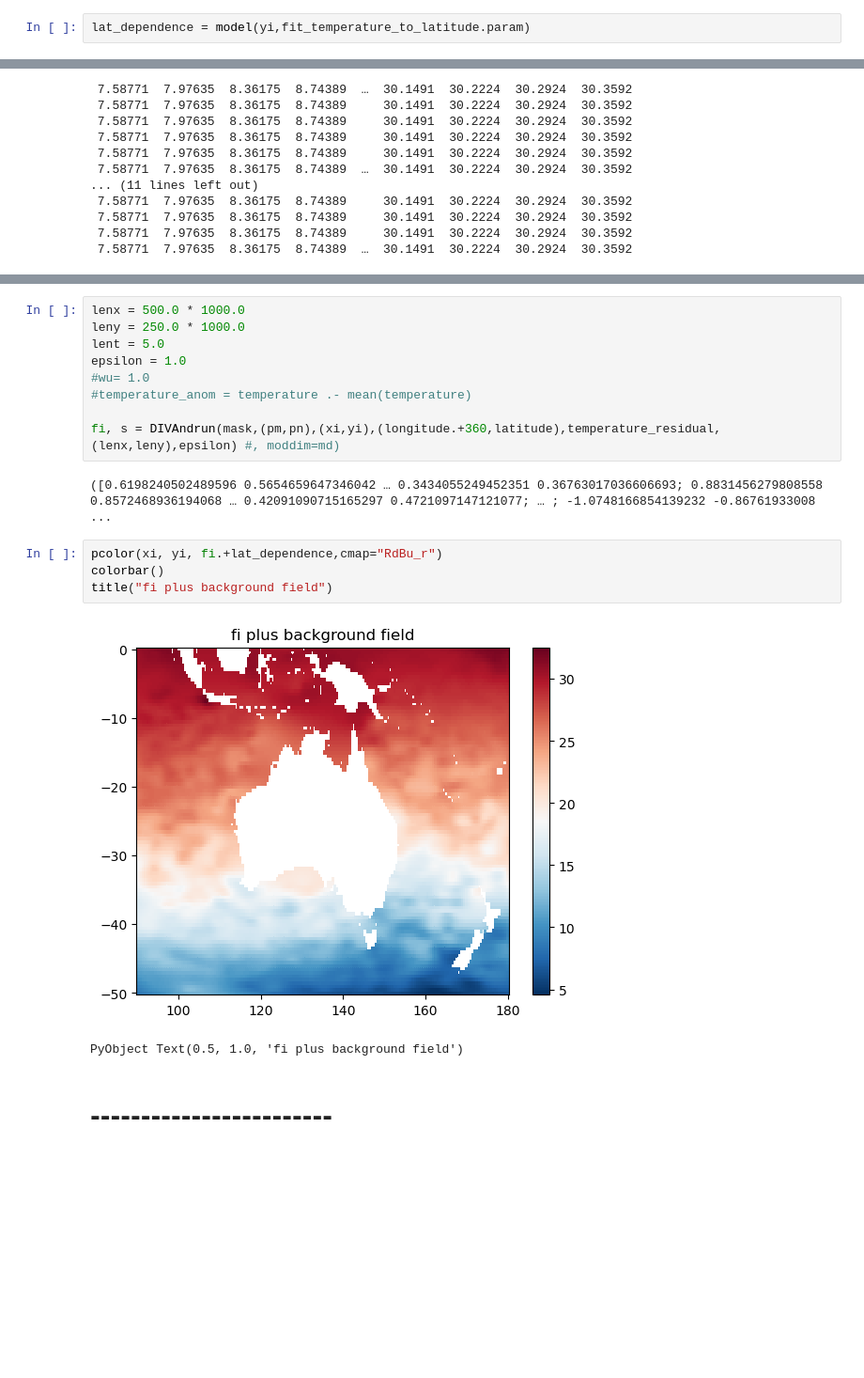
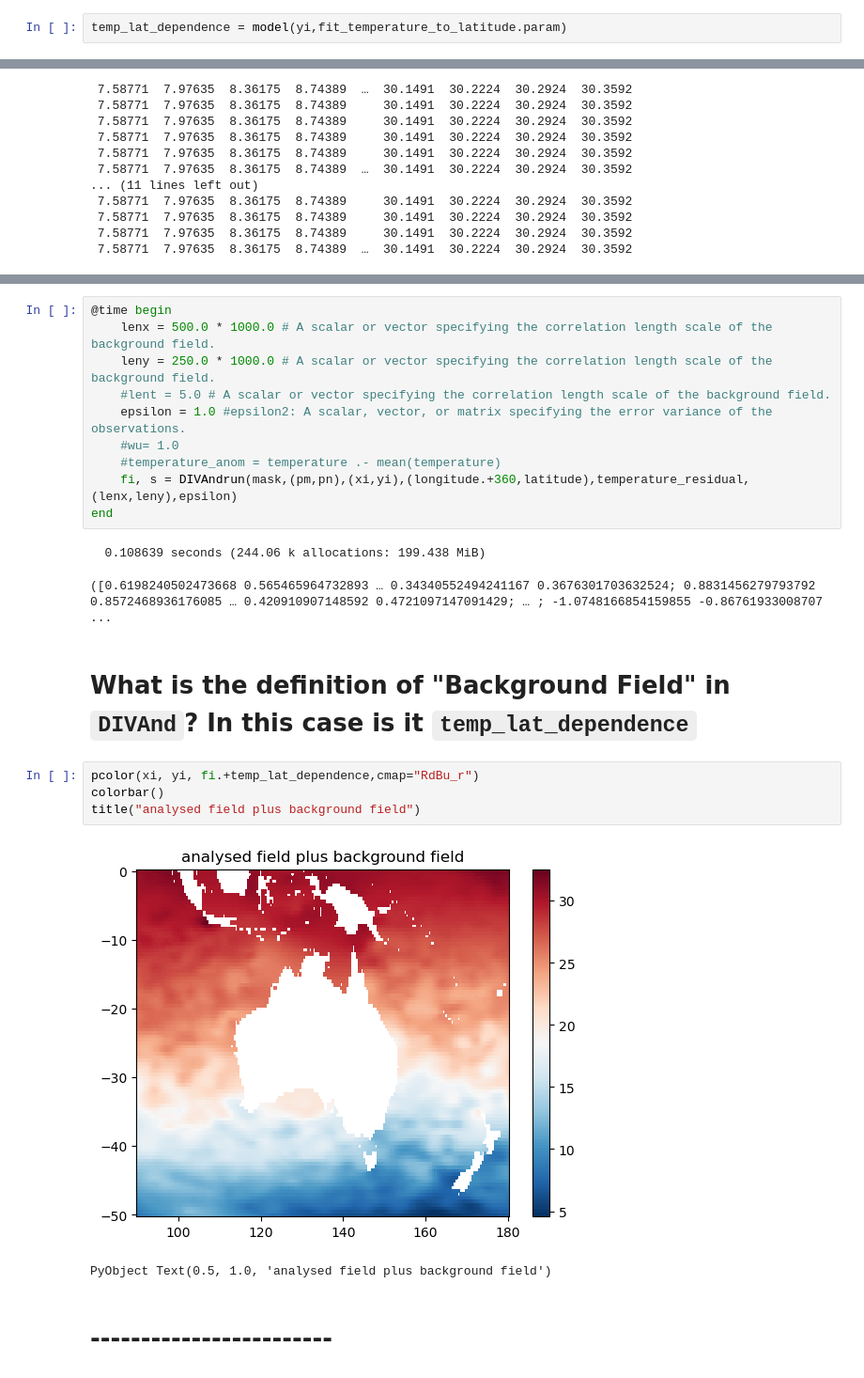
Before and after one commit to CARSv2/cars-v2, a Jupyter notebook: notebooks/parameter_sandbox.ipynb, the cells around one changed output, grey strips where cells are left out. Shown at 94% size. Saved outputs shown, nothing was run; the diff lists cells and outputs as text; blank space fills up the shorter version.

```diff
--- a/notebooks/parameter_sandbox.ipynb
+++ b/notebooks/parameter_sandbox.ipynb
@@ -227,7 +259,7 @@ PyObject <matplotlib.collections.QuadMesh object at 0x...>
 # %% [markdown]
 ## the removed lat dependence
 # %%
-lat_dependence = model(yi,fit_temperature_to_latitude.param)
+temp_lat_dependence = model(yi,fit_temperature_to_latitude.param)
 # %% [output]
 181×101 Matrix{Float64}:
  7.58771  7.97635  8.36175  8.74389  …  30.1491  30.2224  30.2924  30.3592
@@ -252,21 +287,25 @@ lat_dependence = model(yi,fit_temperature_to_latitude.param)
 # %%
-lenx = 500.0 * 1000.0
-leny = 250.0 * 1000.0
-lent = 5.0
-epsilon = 1.0
-#wu= 1.0
-#temperature_anom = temperature .- mean(temperature)
-
-fi, s = DIVAndrun(mask,(pm,pn),(xi,yi),(longitude.+360,latitude),temperature_residual,(lenx,leny),epsilon) #, moddim=md)
+@time begin
+    lenx = 500.0 * 1000.0 # A scalar or vector specifying the correlation length scale of the background field.
+    leny = 250.0 * 1000.0 # A scalar or vector specifying the correlation length scale of the background field.
+    #lent = 5.0 # A scalar or vector specifying the correlation length scale of the background field.
+    epsilon = 1.0 #epsilon2: A scalar, vector, or matrix specifying the error variance of the observations.
+    #wu= 1.0
+    #temperature_anom = temperature .- mean(temperature)
+    fi, s = DIVAndrun(mask,(pm,pn),(xi,yi),(longitude.+360,latitude),temperature_residual,(lenx,leny),epsilon)
+end
 # %% [output]
-([0.6198240502489596 0.5654659647346042 … 0.3434055249452351 0.36763017036606693; 0.8831456279808558 0.8572468936194068 … 0.42091090715165297 0.4721097147121077; … ; -1.0748166854139232 -0.86761933008 ...
+  0.108639 seconds (244.06 k allocations: 199.438 MiB)
+([0.6198240502473668 0.565465964732893 … 0.34340552494241167 0.3676301703632524; 0.8831456279793792 0.8572468936176085 … 0.420910907148592 0.4721097147091429; … ; -1.0748166854159855 -0.86761933008707 ...
+# %% [markdown]
+# What is the definition of "Background Field" in `DIVAnd`?  In this case is it `temp_lat_dependence`
 # %%
-pcolor(xi, yi, fi.+lat_dependence,cmap="RdBu_r")
+pcolor(xi, yi, fi.+temp_lat_dependence,cmap="RdBu_r")
 colorbar()
-title("fi plus background field")
+title("analysed field plus background field")
 # %% [output]
-[figure, old version]
+[figure, new version]
-PyObject Text(0.5, 1.0, 'fi plus background field')
+PyObject Text(0.5, 1.0, 'analysed field plus background field')
 # %% [markdown]
 # ------------------------
 # %%
```
Also changed, not shown: parts of 38 cells of this notebook.
